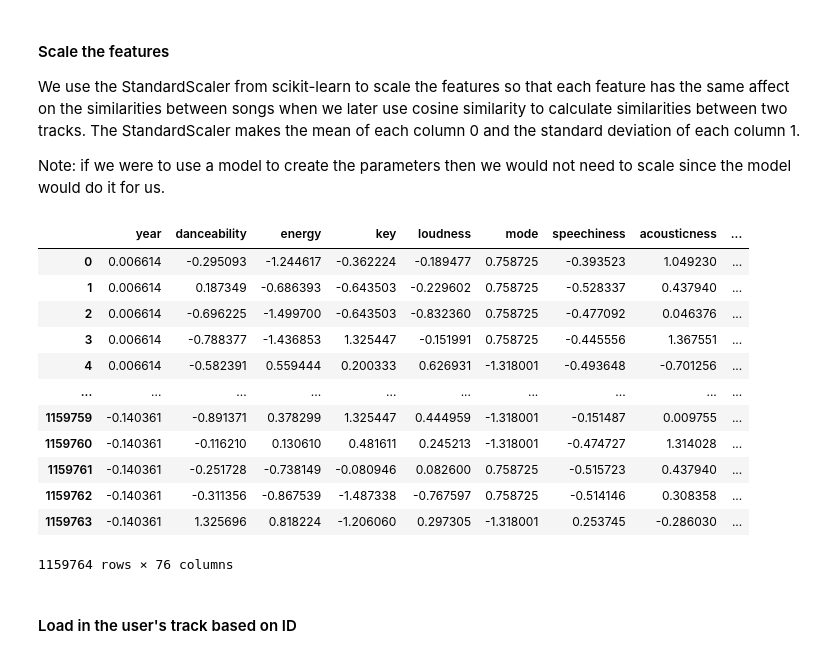
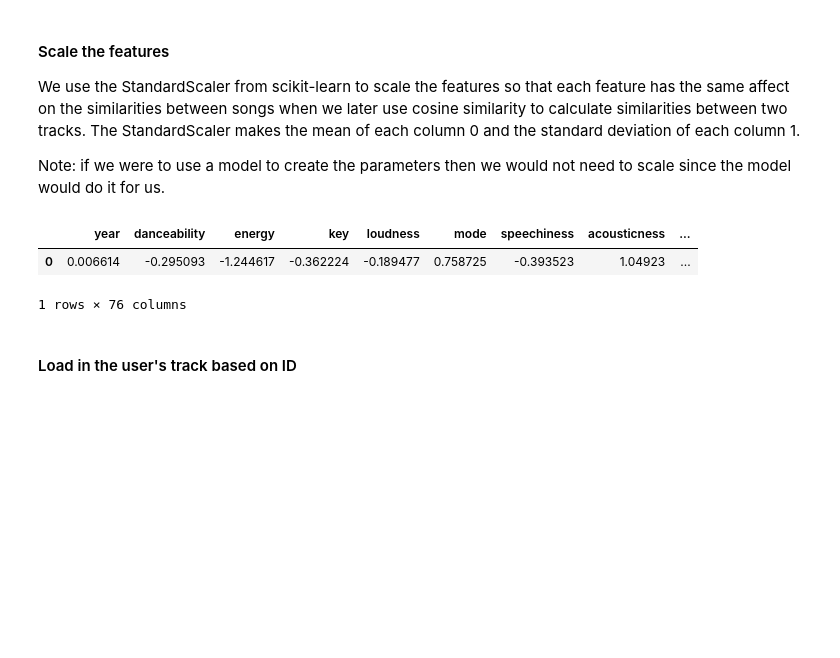
Before and after one commit to nesteajeff/Spotify-Recommender, a Jupyter notebook: main.ipynb, the cells around one changed output. Drawn from its saved outputs; the diff is of its cells as text; code cells hidden in the pictures; blank space fills up the shorter version.

```diff
--- a/main.ipynb
+++ b/main.ipynb
@@ -320,28 +299,18 @@ Note: if we were to use a model to create the parameters then we would not need
 # %%
 from sklearn.preprocessing import StandardScaler
 
 
 # keep the original data in a variable so that we can later use it to calculate mean and std so that we can scale the new user's track
 original_data = all_song_data
 
 scaler = StandardScaler()
 scaled_songs = scaler.fit_transform(all_song_data)
 all_song_data = pd.DataFrame(scaled_songs, columns=all_song_data.columns, index=all_song_data.index)
-all_song_data
+all_song_data.head(1)
 # %% [output]
 |  | year | danceability | energy | key | loudness | mode | speechiness | acousticness | ... |
-| 0 | 0.006614 | -0.295093 | -1.244617 | -0.362224 | -0.189477 | 0.758725 | -0.393523 | 1.049230 | ... |
-| 1 | 0.006614 | 0.187349 | -0.686393 | -0.643503 | -0.229602 | 0.758725 | -0.528337 | 0.437940 | ... |
-| 2 | 0.006614 | -0.696225 | -1.499700 | -0.643503 | -0.832360 | 0.758725 | -0.477092 | 0.046376 | ... |
-| 3 | 0.006614 | -0.788377 | -1.436853 | 1.325447 | -0.151991 | 0.758725 | -0.445556 | 1.367551 | ... |
-| 4 | 0.006614 | -0.582391 | 0.559444 | 0.200333 | 0.626931 | -1.318001 | -0.493648 | -0.701256 | ... |
-| ... | ... | ... | ... | ... | ... | ... | ... | ... | ... |
-| 1159759 | -0.140361 | -0.891371 | 0.378299 | 1.325447 | 0.444959 | -1.318001 | -0.151487 | 0.009755 | ... |
-| 1159760 | -0.140361 | -0.116210 | 0.130610 | 0.481611 | 0.245213 | -1.318001 | -0.474727 | 1.314028 | ... |
-| 1159761 | -0.140361 | -0.251728 | -0.738149 | -0.080946 | 0.082600 | 0.758725 | -0.515723 | 0.437940 | ... |
-| 1159762 | -0.140361 | -0.311356 | -0.867539 | -1.487338 | -0.767597 | 0.758725 | -0.514146 | 0.308358 | ... |
-| 1159763 | -0.140361 | 1.325696 | 0.818224 | -1.206060 | 0.297305 | -1.318001 | 0.253745 | -0.286030 | ... |
+| 0 | 0.006614 | -0.295093 | -1.244617 | -0.362224 | -0.189477 | 0.758725 | -0.393523 | 1.04923 | ... |
-1159764 rows × 76 columns
+1 rows × 76 columns
 # %% [markdown]
 #### Load in the user's track based on ID
 # %%
```
Also changed, not shown: parts of 3 cells of this notebook.
